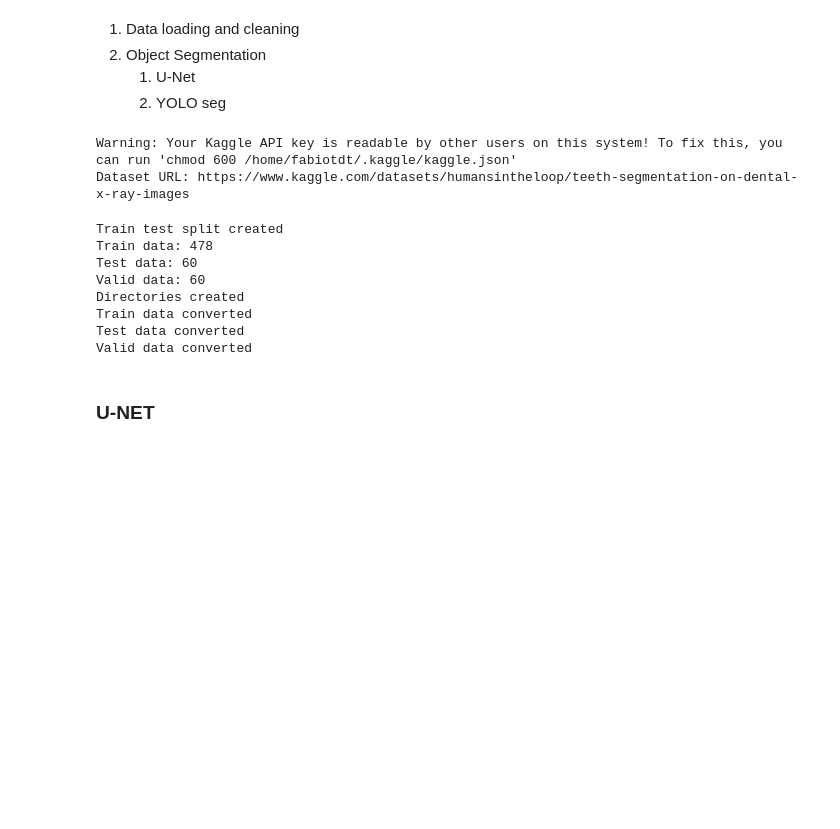
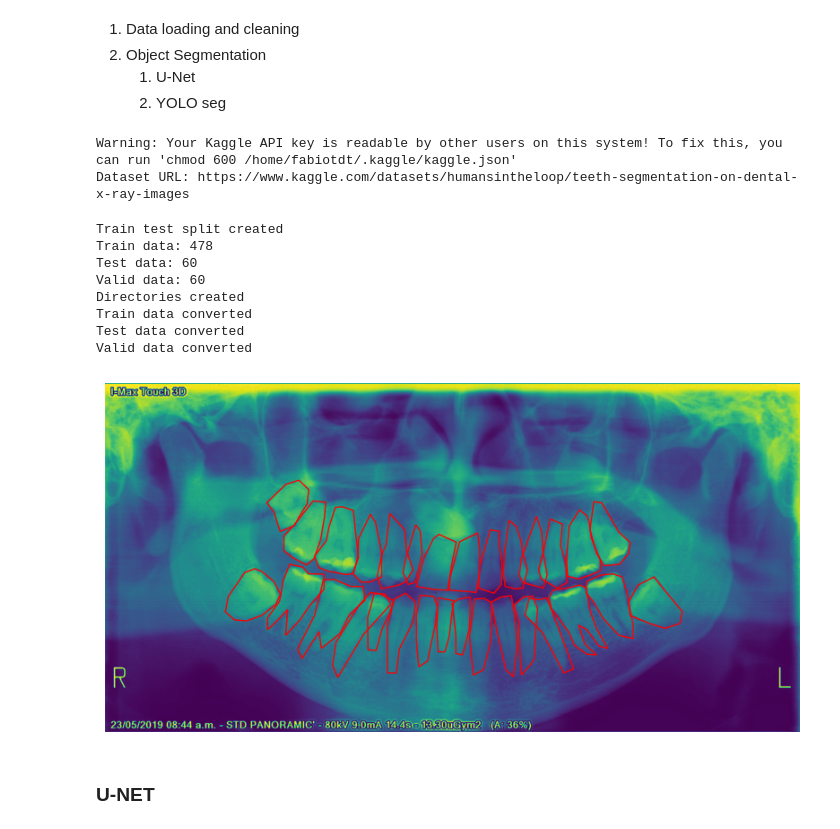
Before and after one commit to fabiotdt/rec_sys, a Jupyter notebook: lab_07_SEG.ipynb, the cells around one changed output. Saved outputs shown, nothing was run; the diff lists cells and outputs as text; code cells hidden in the pictures; blank space fills up the shorter version.

```diff
--- a/lab_07_SEG.ipynb
+++ b/lab_07_SEG.ipynb
@@ -51,12 +51,10 @@ def convert_annotation(label_file, image_w, image_h):
             points = obj['points']['exterior']  # Polygon points
             yolo_seg = []
 
-            yolo_seg.append(tooth)
-
             for x, y in points:
                 norm_x = x / image_w
                 norm_y = y / image_h
-                yolo_seg.append(f"{norm_x:.6f},{norm_y:.6f}")  # Format to 6 decimal places
+                yolo_seg.append(f"{norm_x:.6f} {norm_y:.6f}")  # Format to 6 decimal places
 
             # Write the class and normalized polygon points to the file
             f.write(f"{tooth} " + " ".join(yolo_seg) + '\n')
@@ -66,14 +64,14 @@ import os
 from sklearn.model_selection import train_test_split
 from PIL import Image
 
-base_dir = 'teeth_segmentation'
+base_dir = 'data/teeth_segmentation'
 
-train_data, temp_data = train_test_split(os.listdir('Teeth Segmentation PNG/d2/img'), test_size=0.2, random_state=42)
+train_data, temp_data = train_test_split(os.listdir('data/Teeth Segmentation PNG/d2/img'), test_size=0.2, random_state=42)
 test_data, valid_data = train_test_split(temp_data, test_size=0.5, random_state=42)
 
-train_data = [os.path.join('Teeth Segmentation PNG/d2/img', image) for image in train_data]
-test_data = [os.path.join('Teeth Segmentation PNG/d2/img', image) for image in test_data]
-valid_data = [os.path.join('Teeth Segmentation PNG/d2/img', image) for image in valid_data]
+train_data = [os.path.join('data/Teeth Segmentation PNG/d2/img', image) for image in train_data]
+test_data = [os.path.join('data/Teeth Segmentation PNG/d2/img', image) for image in test_data]
+valid_data = [os.path.join('data/Teeth Segmentation PNG/d2/img', image) for image in valid_data]
 
 print(f'Train test split created')
 print(f'Train data: {len(train_data)}')
@@ -122,6 +120,37 @@ Directories created
 Train data converted
 Test data converted
 Valid data converted
+# %%
+# PLot a sample image
+import matplotlib.pyplot as plt
+import numpy as np
+from PIL import Image
+
+image = Image.open('data/teeth_segmentation/images/train/134.jpg')
+
+labels = []
+for line in open('data/teeth_segmentation/labels/train/134.txt', 'r').readlines():
+    if line:
+        labels.append([float(el) for el in line.strip().split()])
+
+
+fig = plt.figure(figsize=(10, 10))
+plt.imshow(image)#[0], cmap="gray")
+plt.axis('off')
+
+for seg_mask in labels:
+
+    tooth = seg_mask[0]
+    points = seg_mask[1:]
+
+    x = np.array(points[::2])*image.size[0]
+    y = np.array(points[1::2])*image.size[1]
+
+    plt.fill(x, y, edgecolor='r', fill=False)
+
+plt.show()
+# %% [output]
+[figure, added]
 # %% [markdown]
 ### U-NET
 # %%
```
Also changed, not shown: parts of 17 cells of this notebook, 1 other file.
